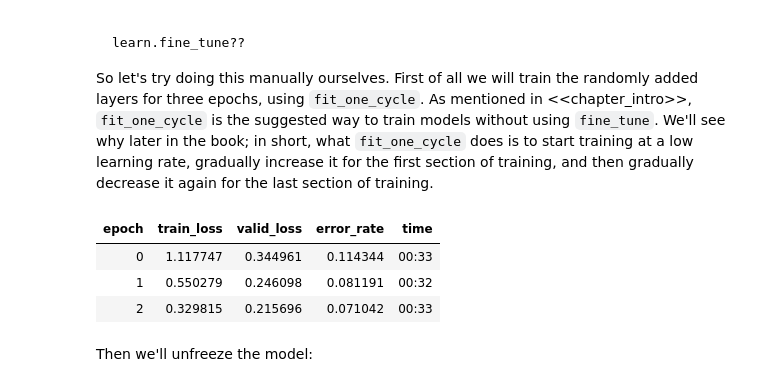
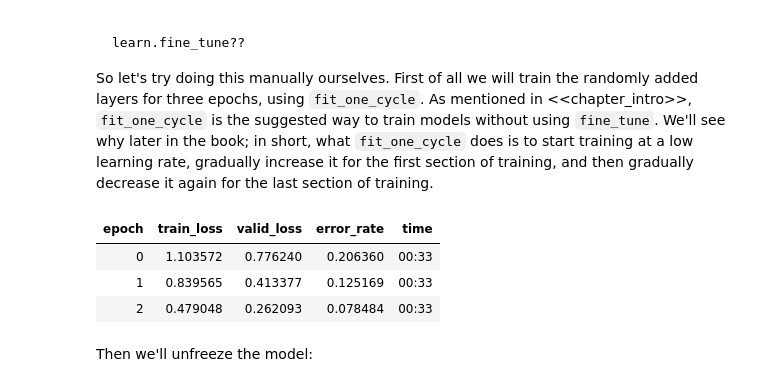
Before and after one commit to villafue/fastbook, a Jupyter notebook: 05_pet_breeds.ipynb, the cells around one changed output. Drawn from its saved outputs; the diff is of its cells as text; code cells hidden in the pictures.

```diff
--- a/05_pet_breeds.ipynb
+++ b/05_pet_breeds.ipynb
@@ -639,12 +641,12 @@ So let's try doing this manually ourselves. First of all we will train the rando
 learn.fine_tune??
 # %%
 learn = cnn_learner(dls, resnet34, metrics=error_rate)
-learn.fit_one_cycle(3, 3e-3)
+learn.fit_one_cycle(3, 1e-2)
 # %% [output]
 | epoch | train_loss | valid_loss | error_rate | time |
-| 0 | 1.117747 | 0.344961 | 0.114344 | 00:33 |
-| 1 | 0.550279 | 0.246098 | 0.081191 | 00:32 |
-| 2 | 0.329815 | 0.215696 | 0.071042 | 00:33 |
+| 0 | 1.103572 | 0.776240 | 0.206360 | 00:33 |
+| 1 | 0.839565 | 0.413377 | 0.125169 | 00:33 |
+| 2 | 0.479048 | 0.262093 | 0.078484 | 00:33 |
 # %% [markdown]
 Then we'll unfreeze the model:
 # %%
```
Also changed, not shown: parts of 7 cells of this notebook.
